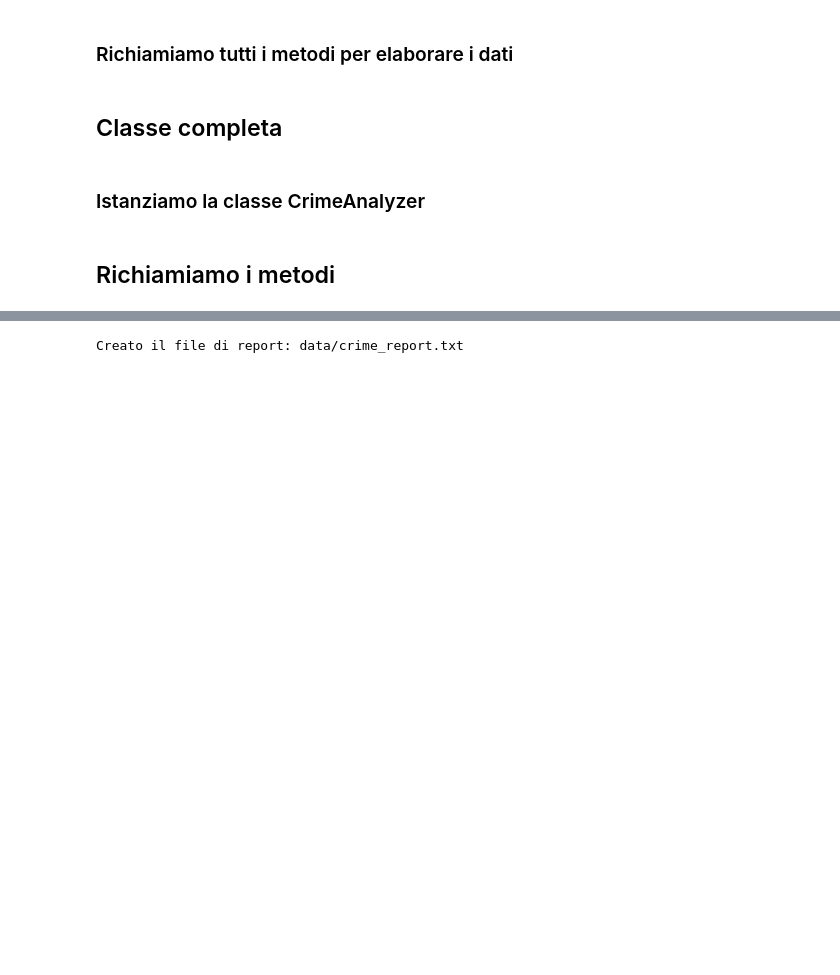
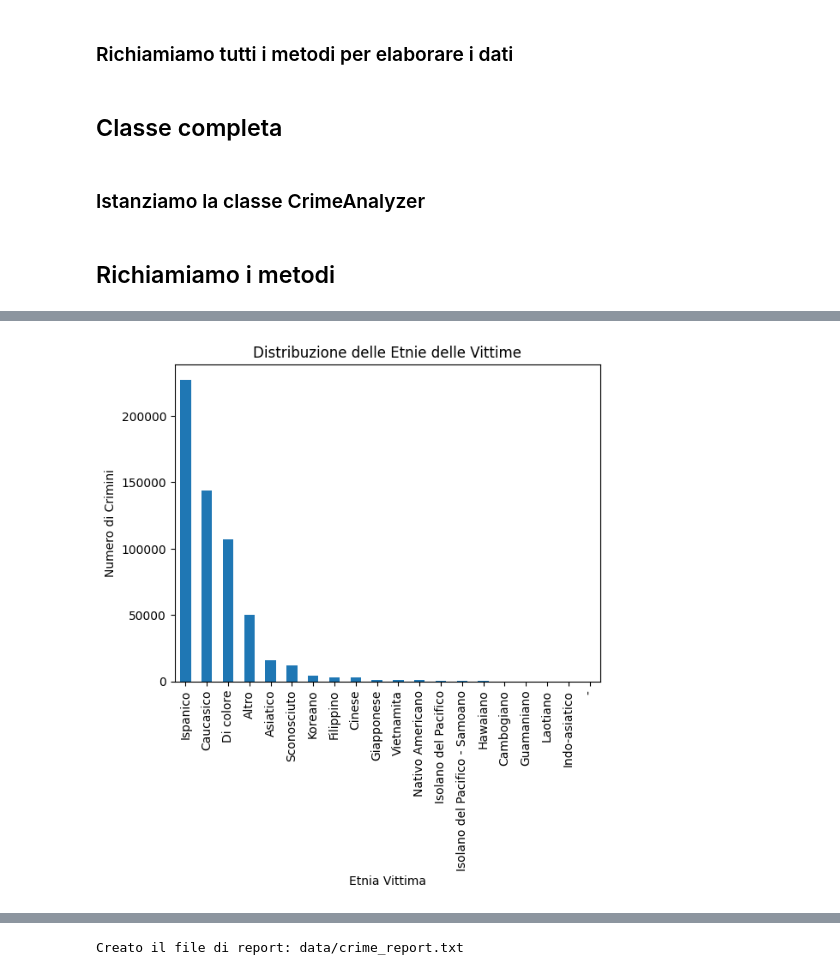
Before and after one commit to Luca120420/La_Crime_Analyzer, a Jupyter notebook: Crime_Notebook.ipynb, the cells around one changed output, grey strips where cells are left out. Saved outputs shown, nothing was run; the diff lists cells and outputs as text; code cells hidden in the pictures; blank space fills up the shorter version.

```diff
--- a/Crime_Notebook.ipynb
+++ b/Crime_Notebook.ipynb
@@ -418,3 +512,7 @@ analyzer.analyze_victim_gender_distribution()
+# %%
+analyzer.plot_ethnicity_histogram()
+# %% [output]
+[figure, added]
 # %%
 analyzer.analyze_crime_status()
 # %% [output]
```
Also changed, not shown: parts of 30 cells of this notebook, 2 other files.
